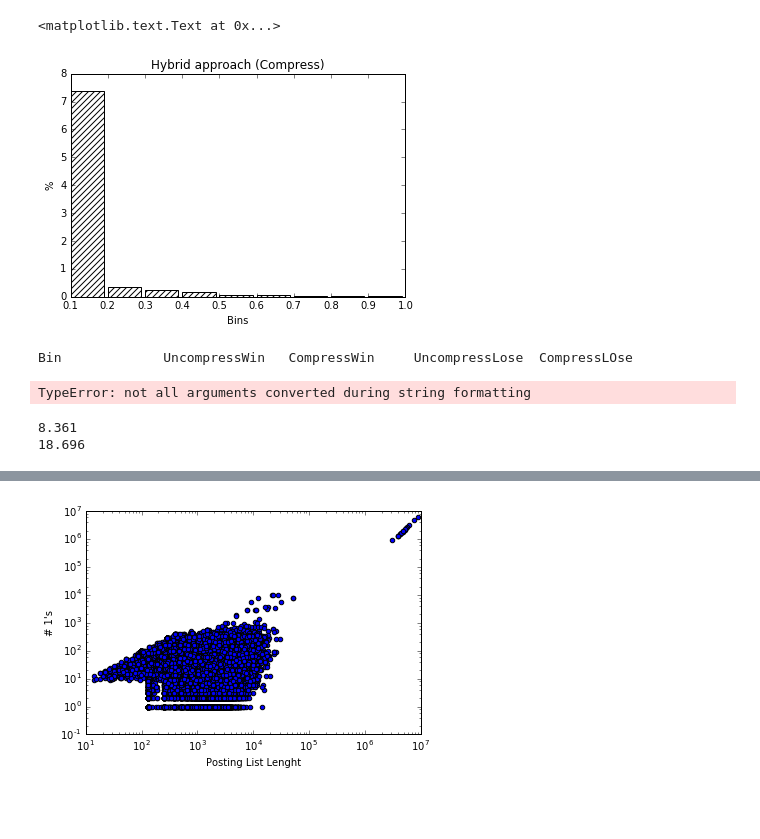
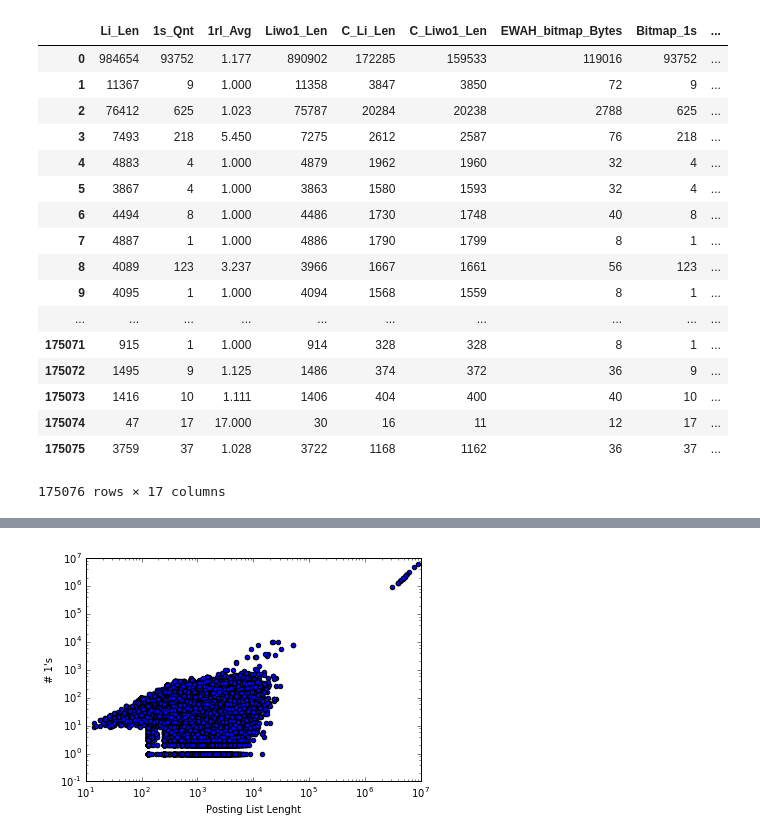
Before and after one commit to earissola/research, a Jupyter notebook: notebooks/resultAnalysis.ipynb, the cells around one changed output, grey strips where cells are left out. Drawn from its saved outputs; the diff is of its cells as text; code cells hidden in the pictures; blank space fills up the shorter version.

```diff
--- a/notebooks/resultAnalysis.ipynb
+++ b/notebooks/resultAnalysis.ipynb
@@ -102,26 +16,0 @@ ax.set_title('Hybrid approach (Uncompress)')
-# %%
-figure, ax = plt.subplots()
-ax.bar(bins, frequencyCombinedCompressWin, 0.09, color='w', hatch='////', label='Compress')
-ax.set_xlim((0.1, 1.0))
-ax.set_xlabel('Bins')
-ax.set_ylabel('%')
-ax.set_title('Hybrid approach (Compress)')
-# %% [output]
-<matplotlib.text.Text at 0x...>
-[figure, removed]
-# %%
-print 'Bin\t\tUncompressWin\tCompressWin\tUncompressLose\tCompressLOse'
-previousBin = 0.0
-for unWin, coWin, unLose, coLose, bi in zip(frequencyCombinedUncompressWin, frequencyCombinedCompressWin,
-                                           frequencyCombinedUncompressLose, frequencyCombinedCompressLose, bins):
-    print '[%.1f, %.1f)\t%i\t\t%i' %(previousBin, bi, unWin, coWin, unLose, coLose)
-    previousBin = bi
-# %% [output]
-Bin             UncompressWin   CompressWin     UncompressLose  CompressLOse
-TypeError: not all arguments converted during string formatting
-# %%
-print '%.3f' % ((frequencyCombinedCo.sum() / compressCombined['term'].count()) * 100)
-print '%.3f' % ((frequencyCombinedUn.sum() / compressCombined['term'].count()) * 100)
-# %% [output]
-8.361
-18.696
@@ -127,0 +33,22 @@ print '%.3f' % ((frequencyCombinedUn.sum() / compressCombined['term'].count()) *
+# %%
+indexData[indexData.columns[1:]]
+#indexData[['SS_Ratio_Li', 'SS_Ratio_Liwo1', 'SS_Ratio_Hybrid_Un', 'SS_Ratio_Hybrid_Co']]
+# %% [output]
+|  | Li_Len | 1s_Qnt | 1rl_Avg | Liwo1_Len | C_Li_Len | C_Liwo1_Len | EWAH_bitmap_Bytes | Bitmap_1s | ... |
+| 0 | 984654 | 93752 | 1.177 | 890902 | 172285 | 159533 | 119016 | 93752 | ... |
+| 1 | 11367 | 9 | 1.000 | 11358 | 3847 | 3850 | 72 | 9 | ... |
+| 2 | 76412 | 625 | 1.023 | 75787 | 20284 | 20238 | 2788 | 625 | ... |
+| 3 | 7493 | 218 | 5.450 | 7275 | 2612 | 2587 | 76 | 218 | ... |
+| 4 | 4883 | 4 | 1.000 | 4879 | 1962 | 1960 | 32 | 4 | ... |
+| 5 | 3867 | 4 | 1.000 | 3863 | 1580 | 1593 | 32 | 4 | ... |
+| 6 | 4494 | 8 | 1.000 | 4486 | 1730 | 1748 | 40 | 8 | ... |
+| 7 | 4887 | 1 | 1.000 | 4886 | 1790 | 1799 | 8 | 1 | ... |
+| 8 | 4089 | 123 | 3.237 | 3966 | 1667 | 1661 | 56 | 123 | ... |
+| 9 | 4095 | 1 | 1.000 | 4094 | 1568 | 1559 | 8 | 1 | ... |
+| ... | ... | ... | ... | ... | ... | ... | ... | ... | ... |
+| 175071 | 915 | 1 | 1.000 | 914 | 328 | 328 | 8 | 1 | ... |
+| 175072 | 1495 | 9 | 1.125 | 1486 | 374 | 372 | 36 | 9 | ... |
+| 175073 | 1416 | 10 | 1.111 | 1406 | 404 | 400 | 40 | 10 | ... |
+| 175074 | 47 | 17 | 17.000 | 30 | 16 | 11 | 12 | 17 | ... |
+| 175075 | 3759 | 37 | 1.028 | 3722 | 1168 | 1162 | 36 | 37 | ... |
+175076 rows × 17 columns
```
Also changed, not shown: parts of 19 cells of this notebook, 4 other files.
